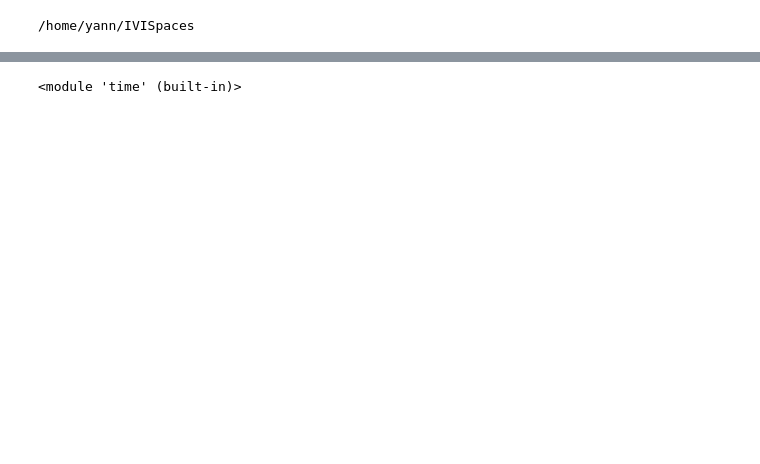
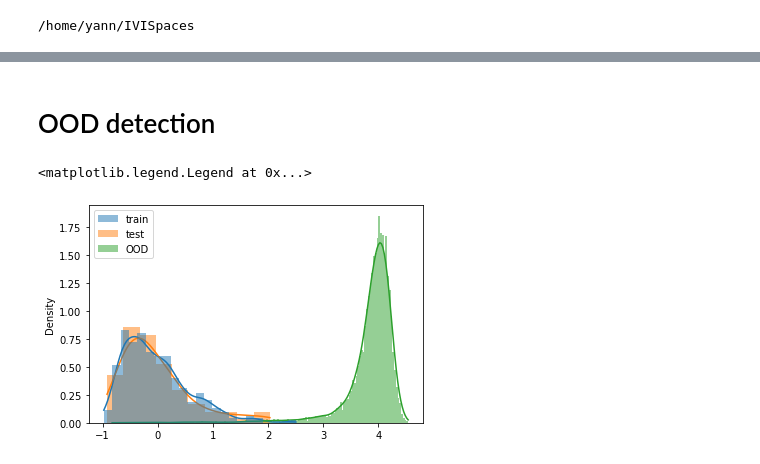
Before and after one commit to yannpequignot/IVISpaces, a Jupyter notebook: Notebooks/FuNN-HyVI.ipynb, the cells around one changed output, grey strips where cells are left out. Cells and saved outputs as stored; diff of their text form; code cells hidden in the pictures; blank space fills up the shorter version.

```diff
--- a/Notebooks/FuNN-HyVI.ipynb
+++ b/Notebooks/FuNN-HyVI.ipynb
@@ -67,15 +58,0 @@ fig.tight_layout()
-# %%
-from pylab import *
-methods_=['FuNN-HyVI']
-method='FuNN-HyVI'
-fig, ax=plt.subplots(len(methods_), 1, figsize=(20,15))
-#ax=ax.flatten()
-i=0
-for key in logs.keys():
-    if key=='KL' or key=='loss' or key=='LL' or isinstance(key, int):
-        ax.plot(range(len(logs[key])), logs[key])
-    #ax[i].legend()
-    ax.set_title(dataset+'/'+method)
-i+=1
-
-fig.tight_layout()
@@ -125,4 +106,29 @@ get_metrics(y_pred, model.sigma_noise, y_test, std_y_train, run_time)
-# %%
-time
-# %% [output]
-<module 'time' (built-in)>
+# %% [markdown]
+# OOD detection
+# %%
+n_ood=10000
+OOD_sampler = uniform_rect_sampler(x_train, n=n_ood)
+x_OOD=OOD_sampler()
+
+X = [x_train, x_test, x_OOD]
+data_type=['train','test','OOD']
+# %%
+def VAR(model, X):
+    return [torch.cat([model(x_, 1000).detach().std(0).squeeze() for x_ in x.split(500,dim=0)],dim=0) for x in X]
+# %%
+V=VAR(model,X)
+# %%
+from pylab import *
+import seaborn as sns
+import pandas as pd
+from matplotlib.colors import ListedColormap
+cmap=ListedColormap(sns.color_palette("tab10").as_hex())
+
+fig,ax=plt.subplots()
+for i in range(len(V)):
+    sns.histplot(0.5*torch.log(2*math.pi*math.e*V[i]**2).cpu(), stat='density', lw=0,alpha = .5,
+                 kde=True, color=cmap(i), label=data_type[i],zorder=3-i, ax=ax)
+ax.legend(loc='best')
+# %% [output]
+<matplotlib.legend.Legend at 0x...>
+[figure, added]
```
Also changed, not shown: parts of 13 cells of this notebook, 2 other files.
